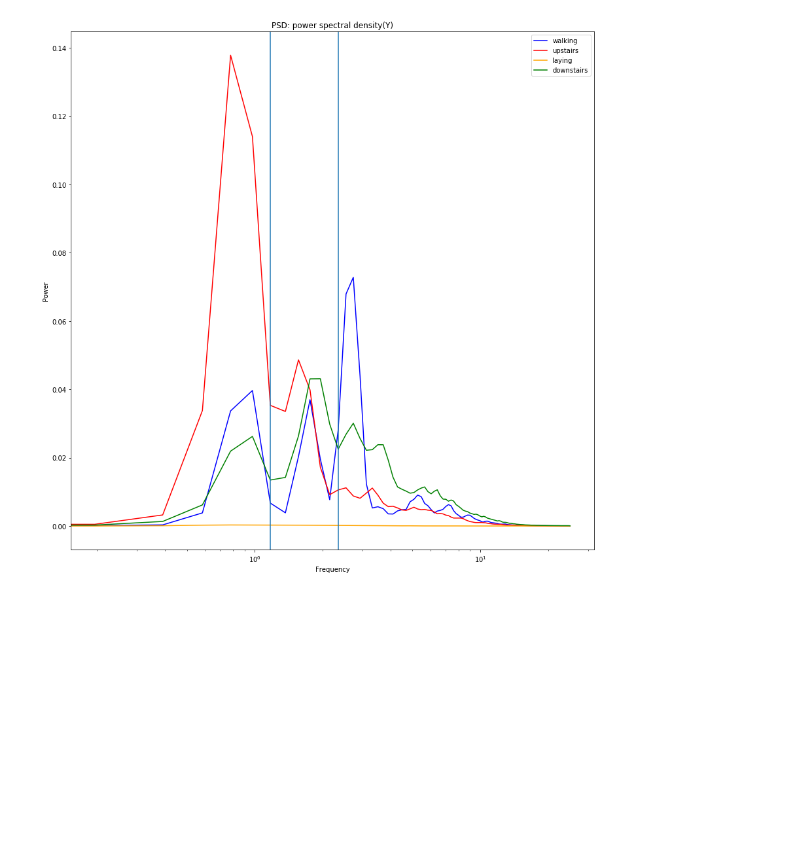
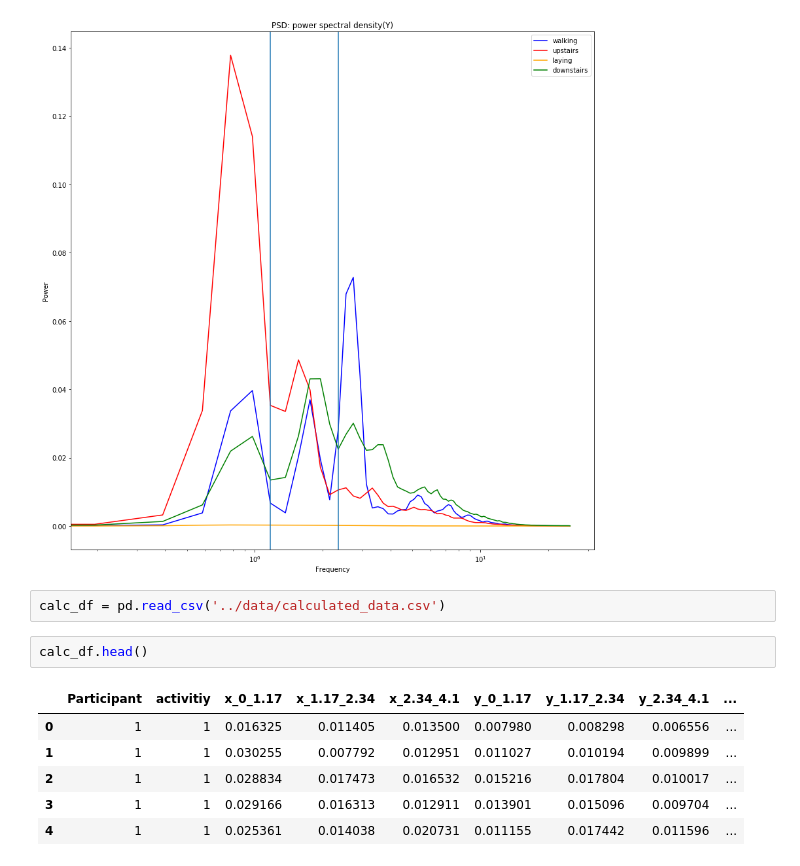
Before and after one commit to Devinml/Human-activity-recognition-using-smartphone-data, a Jupyter notebook: notebooks/EDA_RAW_DATA.ipynb, the cells around one changed output. Drawn from its saved outputs; the diff is of its cells as text; blank space fills up the shorter version.

```diff
--- a/notebooks/EDA_RAW_DATA.ipynb
+++ b/notebooks/EDA_RAW_DATA.ipynb
@@ -290,3 +317,14 @@ plt.ylabel('Power')
 plt.tight_layout()
 # %% [output]
 [figure]
+# %%
+calc_df = pd.read_csv('../data/calculated_data.csv')
+# %%
+calc_df.head()
+# %% [output]
+|  | Participant | activitiy | x_0_1.17 | x_1.17_2.34 | x_2.34_4.1 | y_0_1.17 | y_1.17_2.34 | y_2.34_4.1 | ... |
+| 0 | 1 | 1 | 0.016325 | 0.011405 | 0.013500 | 0.007980 | 0.008298 | 0.006556 | ... |
+| 1 | 1 | 1 | 0.030255 | 0.007792 | 0.012951 | 0.011027 | 0.010194 | 0.009899 | ... |
+| 2 | 1 | 1 | 0.028834 | 0.017473 | 0.016532 | 0.015216 | 0.017804 | 0.010017 | ... |
+| 3 | 1 | 1 | 0.029166 | 0.016313 | 0.012911 | 0.013901 | 0.015096 | 0.009704 | ... |
+| 4 | 1 | 1 | 0.025361 | 0.014038 | 0.020731 | 0.011155 | 0.017442 | 0.011596 | ... |
```
Also changed, not shown: parts of 4 cells of this notebook, 3 other files.
